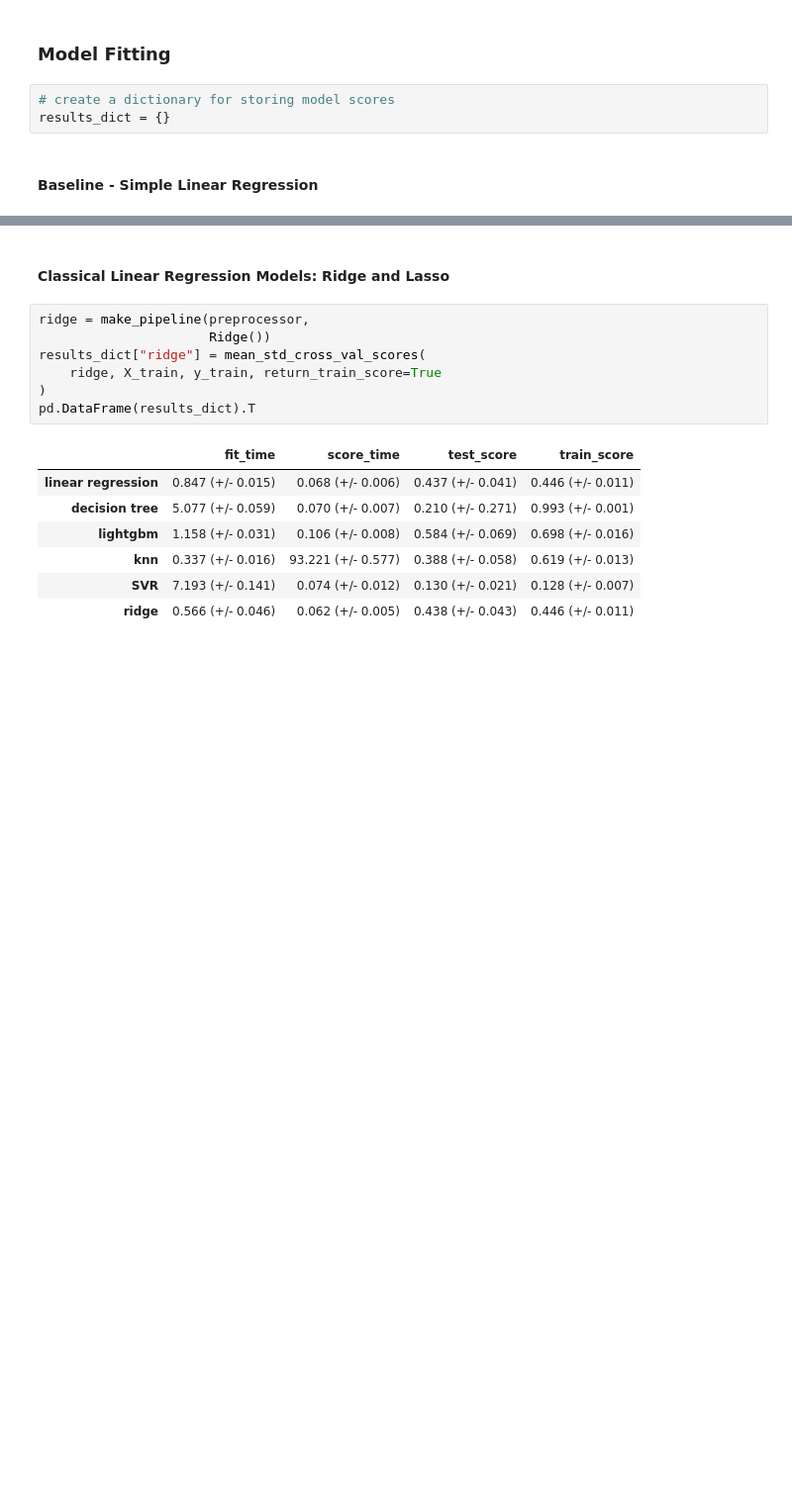
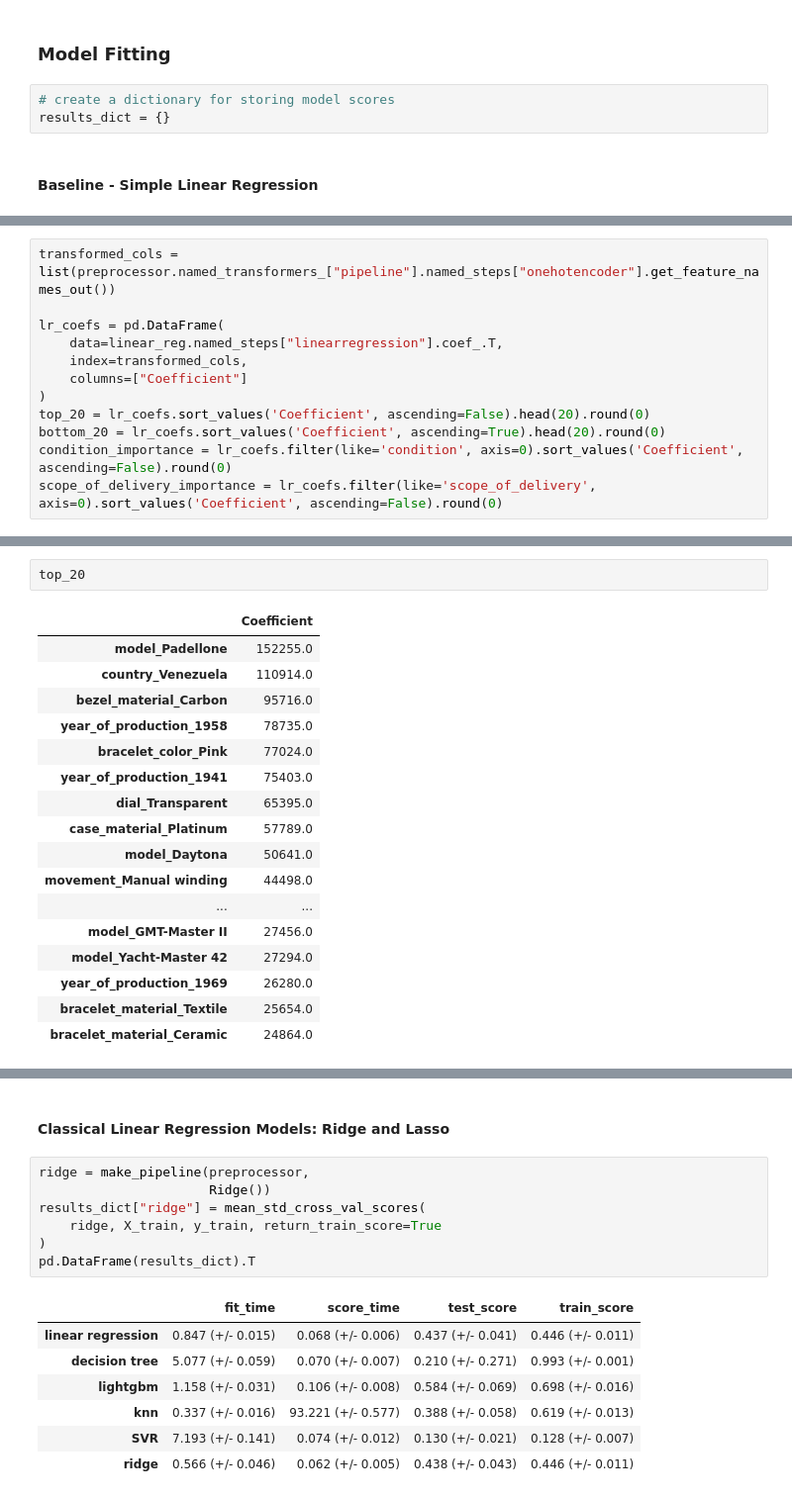
Before and after one commit to fohy24/Rolex-fair-price-predictor, a Jupyter notebook: Rolex price prediction.ipynb, the cells around one changed output, grey strips where cells are left out. Shown at 99% size. Drawn from its saved outputs; the diff is of its cells as text; blank space fills up the shorter version.

```diff
--- a/Rolex price prediction.ipynb
+++ b/Rolex price prediction.ipynb
@@ -350,0 +378,12 @@ pd.DataFrame(results_dict).T
+# %%
+transformed_cols = list(preprocessor.named_transformers_["pipeline"].named_steps["onehotencoder"].get_feature_names_out())
+
+lr_coefs = pd.DataFrame(
+    data=linear_reg.named_steps["linearregression"].coef_.T,
+    index=transformed_cols,
+    columns=["Coefficient"]
+)
+top_20 = lr_coefs.sort_values('Coefficient', ascending=False).head(20).round(0)
+bottom_20 = lr_coefs.sort_values('Coefficient', ascending=True).head(20).round(0)
+condition_importance = lr_coefs.filter(like='condition', axis=0).sort_values('Coefficient', ascending=False).round(0)
+scope_of_delivery_importance = lr_coefs.filter(like='scope_of_delivery', axis=0).sort_values('Coefficient', ascending=False).round(0)
@@ -350,0 +406,20 @@ pd.DataFrame(results_dict).T
+# %%
+top_20
+# %% [output]
+|  | Coefficient |
+| model_Padellone | 152255.0 |
+| country_Venezuela | 110914.0 |
+| bezel_material_Carbon | 95716.0 |
+| year_of_production_1958 | 78735.0 |
+| bracelet_color_Pink | 77024.0 |
+| year_of_production_1941 | 75403.0 |
+| dial_Transparent | 65395.0 |
+| case_material_Platinum | 57789.0 |
+| model_Daytona | 50641.0 |
+| movement_Manual winding | 44498.0 |
+| ... | ... |
+| model_GMT-Master II | 27456.0 |
+| model_Yacht-Master 42 | 27294.0 |
+| year_of_production_1969 | 26280.0 |
+| bracelet_material_Textile | 25654.0 |
+| bracelet_material_Ceramic | 24864.0 |
```
Also changed, not shown: parts of 28 cells of this notebook.
